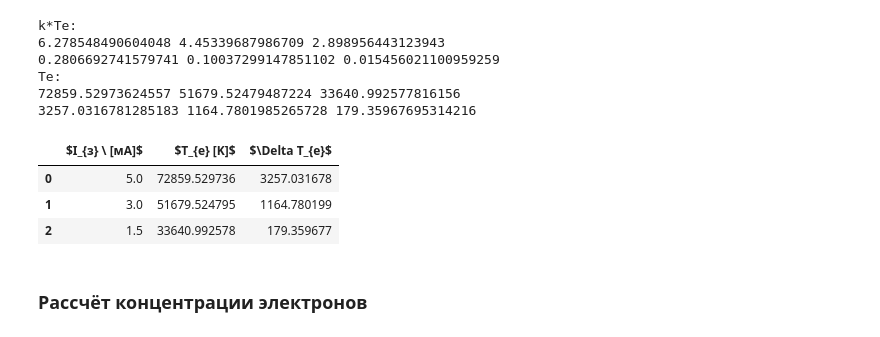
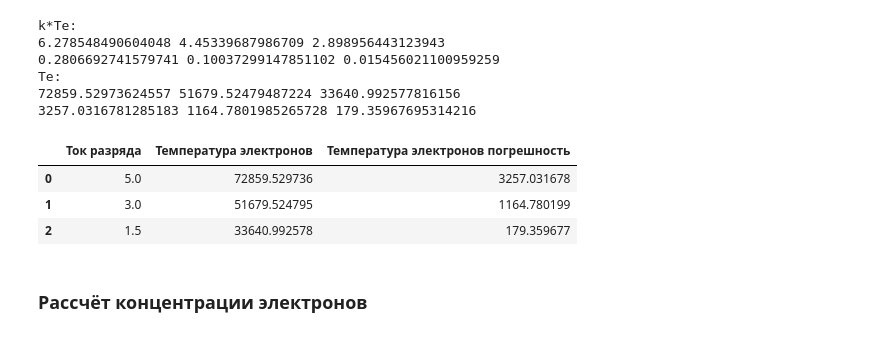
Before and after one commit to ShmakovVladimir/Labs, a Jupyter notebook: Электричество и Магнетизм/Плазма/main.ipynb, the cells around one changed output. Cells and saved outputs as stored; diff of their text form; code cells hidden in the pictures.

```diff
--- a/Электричество и Магнетизм/Плазма/main.ipynb
+++ b/Электричество и Магнетизм/Плазма/main.ipynb
@@ -273,14 +273,14 @@ Te:
 # %%
 result_data = pd.DataFrame(
     {
-        r"$I_{з} \ [мА]$": I,
-        r"$T_{e} [K]$": const.e*kMultTe_n/const.k,
-        r"$\Delta T_{e}$ ":const.e*kMultTeError_n/const.k
+        "Ток разряда": I,
+        "Температура электронов": const.e*kMultTe_n/const.k,
+        "Температура электронов погрешность":const.e*kMultTeError_n/const.k
     }
 )
 result_data
 # %% [output]
-|  | $I_{з} \ [мА]$ | $T_{e} [K]$ | $\Delta T_{e}$ |
+|  | Ток разряда | Температура электронов | Температура электронов погрешность |
 | 0 | 5.0 | 72859.529736 | 3257.031678 |
 | 1 | 3.0 | 51679.524795 | 1164.780199 |
 | 2 | 1.5 | 33640.992578 | 179.359677 |
```
Also changed, not shown: parts of 9 cells of this notebook, 4 other files.
